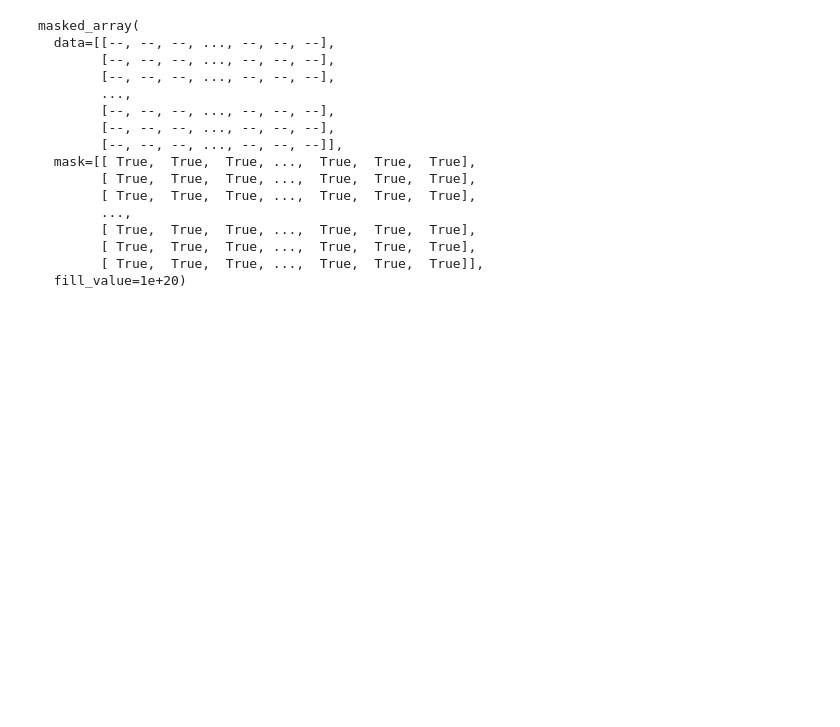
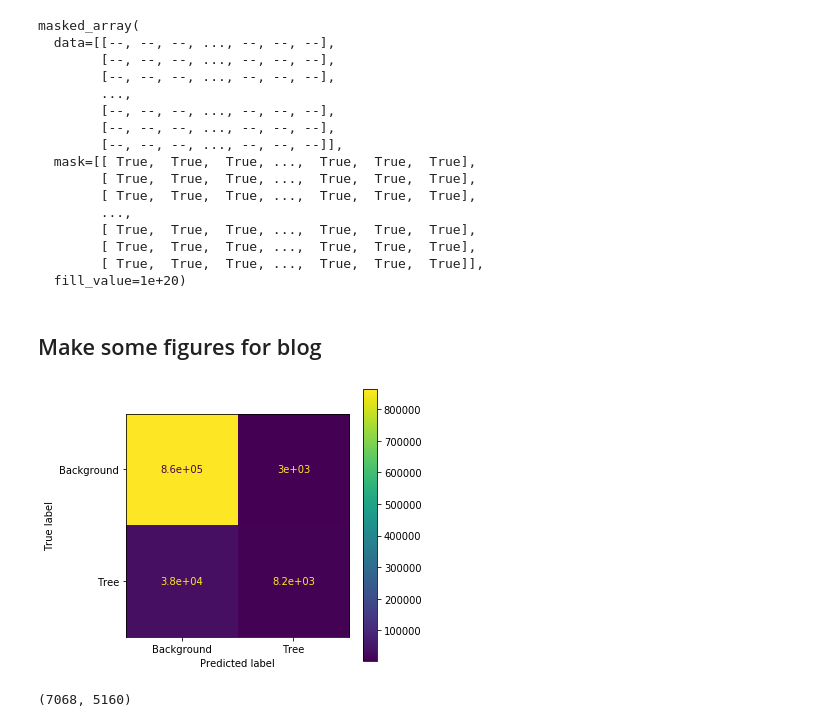
Before and after one commit to wvsharber/EV_tree_challenge, a Jupyter notebook: notebooks/exploratory/Modeling_notebook.ipynb, the cells around one changed output. Drawn from its saved outputs; the diff is of its cells as text; code cells hidden in the pictures; blank space fills up the shorter version.

Commit message:
add figures for blog post

```diff
--- a/notebooks/exploratory/Modeling_notebook.ipynb
+++ b/notebooks/exploratory/Modeling_notebook.ipynb
@@ -442,3 +444,5 @@ with rio.open("../../data/eval_data/pred_tree_mask.tif",
               dtype = masked_eval.dtype,
               nodata = masked_eval.fill_value) as out:
     out.write(masked_eval, 1)
+# %% [markdown]
+## Make some figures for blog
@@ -444,0 +459,13 @@ with rio.open("../../data/eval_data/pred_tree_mask.tif",
+# %%
+with open("../../../Google Drive/DataScienceProjects/EV_tree_challenge/pickle_files/training_dataframe.pkl", 'rb') as inbound:
+    df = pickle.load(inbound)
+# %%
+with open("../../../Google Drive/DataScienceProjects/EV_tree_challenge/pickle_files/RFM.pkl", 'rb') as model:
+    RFM = pickle.load(model)
+# %%
+fig, ax = plt.subplots(1, 1, figsize = (5, 5))
+plot_confusion_matrix(RFM, X_test, y_test, ax = ax, display_labels = ['Background', 'Tree'])
+# plt.tight_layout()
+plt.savefig("../../reports/Figures/Fig6_confmatrix.png", dpi = 300, bbox_inches = 'tight')
+# %% [output]
+[figure, added]
@@ -444,0 +494,4 @@ with rio.open("../../data/eval_data/pred_tree_mask.tif",
+# %%
+ortho_eval.shape[1:]
+# %% [output]
+(7068, 5160)
```
Also changed, not shown: parts of 7 cells of this notebook, 1 other file.
